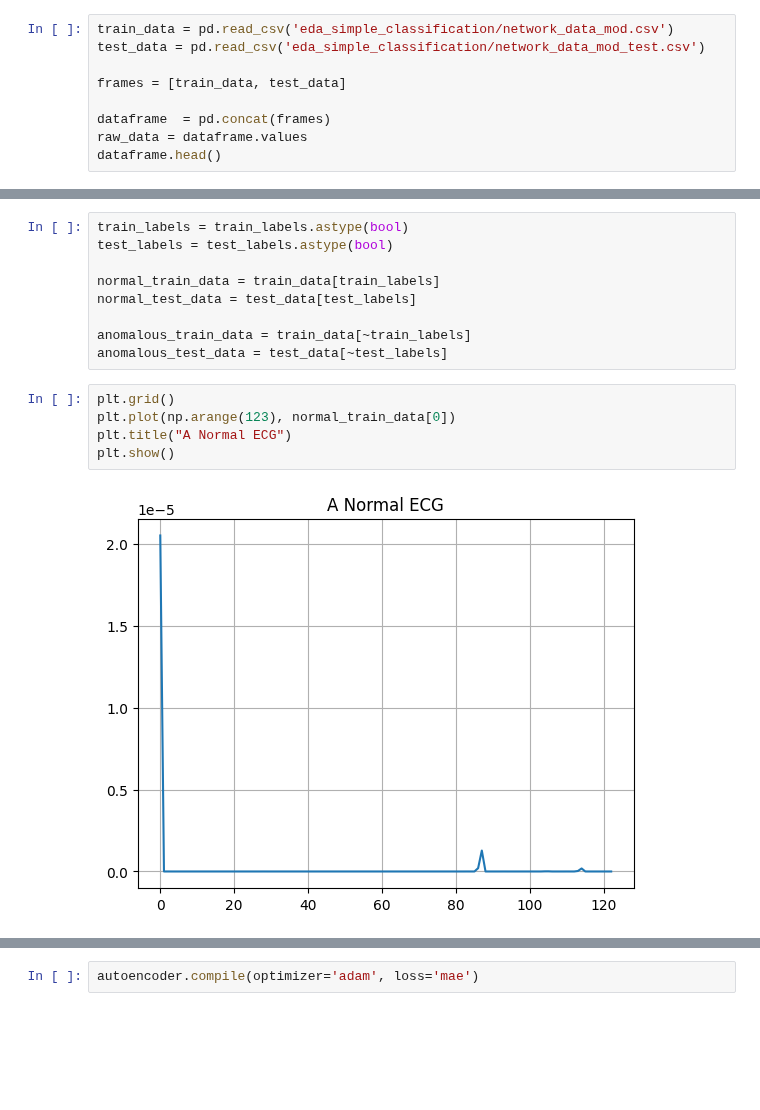
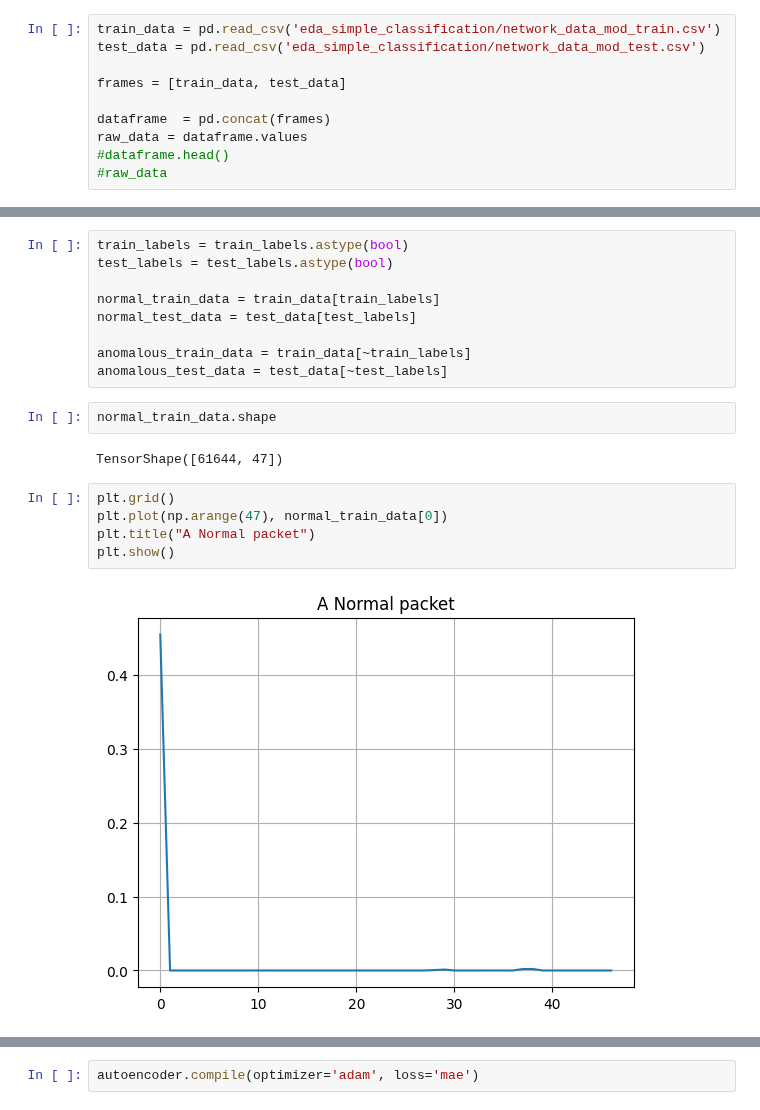
Before and after one commit to joshuapalicka/network-anomaly-detection, a Jupyter notebook: autoencoder_classifier.ipynb, the cells around one changed output, grey strips where cells are left out. Saved outputs shown, nothing was run; the diff lists cells and outputs as text; blank space fills up the shorter version.

```diff
--- a/autoencoder_classifier.ipynb
+++ b/autoencoder_classifier.ipynb
@@ -10,11 +10,12 @@ from tensorflow.keras import layers, losses
 from tensorflow.keras.datasets import fashion_mnist
 from tensorflow.keras.models import Model
 # %%
-train_data = pd.read_csv('eda_simple_classification/network_data_mod.csv')
+train_data = pd.read_csv('eda_simple_classification/network_data_mod_train.csv')
 test_data = pd.read_csv('eda_simple_classification/network_data_mod_test.csv')
 
 frames = [train_data, test_data]
 
 dataframe  = pd.concat(frames)
 raw_data = dataframe.values
-dataframe.head()
+#dataframe.head()
+#raw_data
@@ -54,10 +66,14 @@ normal_test_data = test_data[test_labels]
 
 anomalous_train_data = train_data[~train_labels]
 anomalous_test_data = test_data[~test_labels]
+# %%
+normal_train_data.shape
+# %% [output]
+TensorShape([61644, 47])
 # %%
 plt.grid()
-plt.plot(np.arange(123), normal_train_data[0])
-plt.title("A Normal ECG")
+plt.plot(np.arange(47), normal_train_data[0])
+plt.title("A Normal packet")
 plt.show()
 # %% [output]
-[figure, old version]
+[figure, new version]
```
Also changed, not shown: parts of 12 cells of this notebook, 5 other files.
